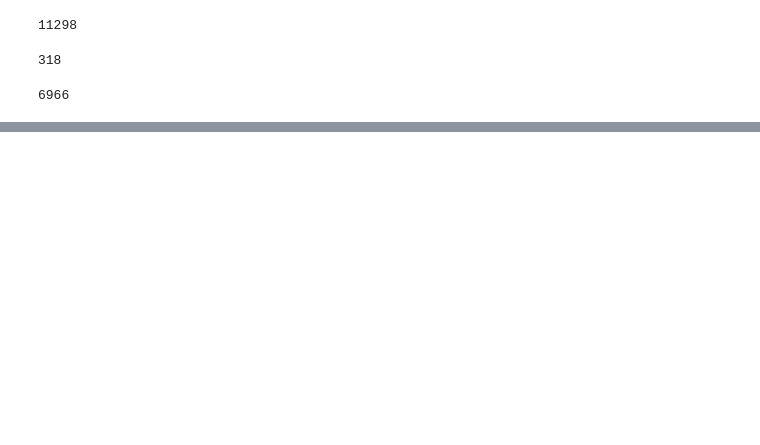
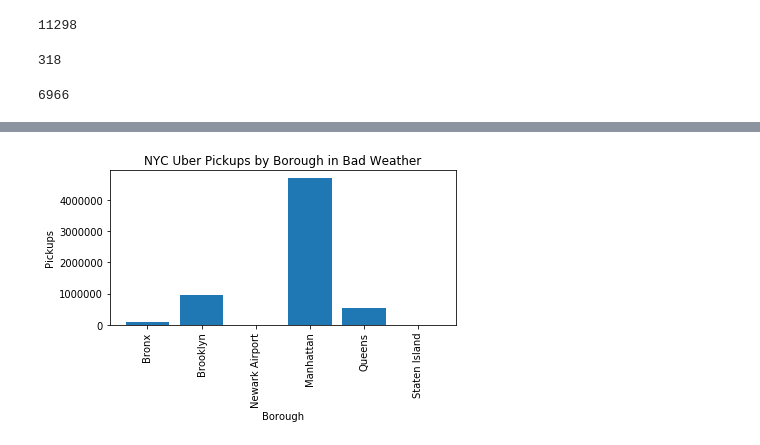
Before and after one commit to iliveonit/Project1-2020, a Jupyter notebook: UberWeather.ipynb, the cells around one changed output, grey strips where cells are left out. Cells and saved outputs as stored; diff of their text form; code cells hidden in the pictures; blank space fills up the shorter version.

```diff
--- a/UberWeather.ipynb
+++ b/UberWeather.ipynb
@@ -45,6 +46,6 @@ bad_wind_df = weather_df.dropna()
 
 bad_wind_df = bad_wind_df.loc[(bad_wind_df["Wind Speed (MPH)"] >= 20)]
 
-bad_wind_df = bad_weather_df.dropna()
+bad_wind_df = bad_wind_df.dropna()
 len(bad_wind_df)
 # %% [output]
@@ -86,0 +108,19 @@ len(bad_weather_df)
+# %%
+# bar chart for boroughs in bad weather
+
+# group bad weather dataframe by boroughs
+bad_weather_groups = bad_weather_df.groupby("Borough")
+x_axis = np.arange(len(bad_weather_groups))
+pickups = bad_weather_groups["Pickups"].sum()
+
+# create bar chart
+plt.bar(x_axis, pickups)
+tick_locations = [value for value in x_axis]
+plt.xticks(tick_locations, ["Bronx", "Brooklyn", "Newark Airport", "Manhattan", "Queens", "Staten Island"], rotation="vertical")
+plt.title("NYC Uber Pickups by Borough in Bad Weather")
+plt.xlabel("Borough")
+plt.ylabel("Pickups")
+plt.tight_layout()
+plt.show()
+# %% [output]
+[figure, added]
```
Also changed, not shown: parts of 7 cells of this notebook.
